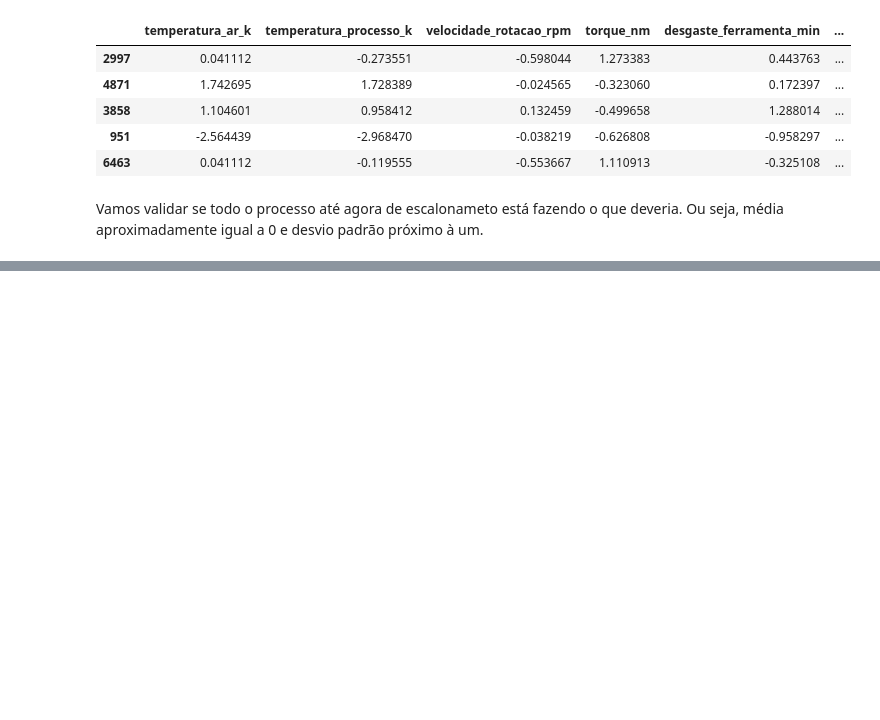
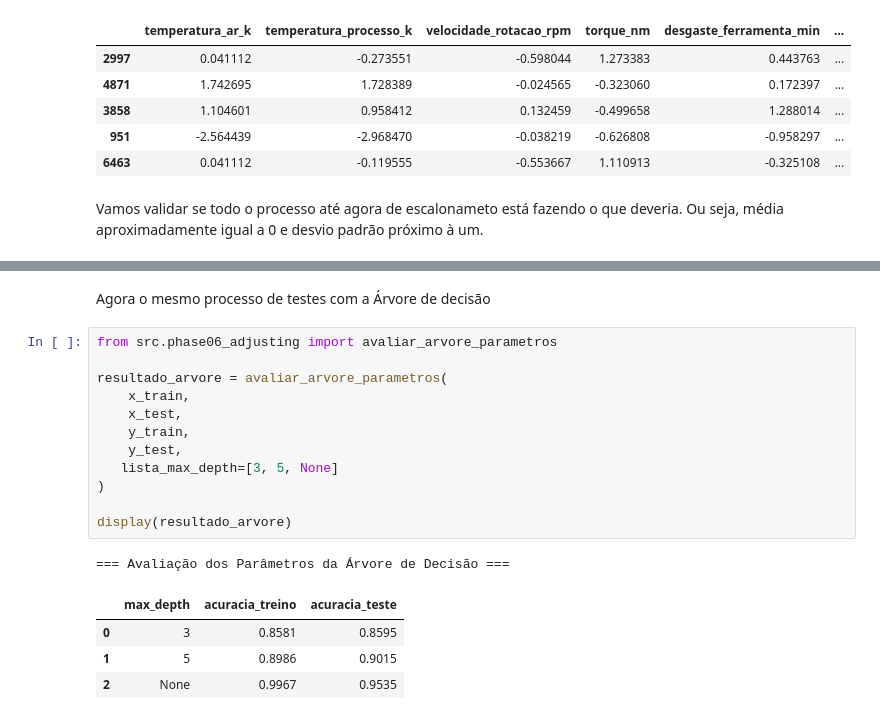
Before and after one commit to senapalm/predictive-maintenance, a Jupyter notebook: notebooks/projeto_final_sena.ipynb, the cells around one changed output, grey strips where cells are left out. Cells and saved outputs as stored; diff of their text form; blank space fills up the shorter version.

```diff
--- a/notebooks/projeto_final_sena.ipynb
+++ b/notebooks/projeto_final_sena.ipynb
@@ -495,0 +518,20 @@ Isto encerra a fase 5. Um ponto do projeto original é não escalonar a árvore
+# %% [markdown]
+Agora o mesmo processo de testes com a Árvore de decisão
+# %%
+from src.phase06_adjusting import avaliar_arvore_parametros
+
+resultado_arvore = avaliar_arvore_parametros(
+    x_train,
+    x_test,
+    y_train,
+    y_test,
+   lista_max_depth=[3, 5, None]
+)
+
+display(resultado_arvore)
+# %% [output]
+=== Avaliação dos Parâmetros da Árvore de Decisão ===
+|  | max_depth | acuracia_treino | acuracia_teste |
+| 0 | 3 | 0.8581 | 0.8595 |
+| 1 | 5 | 0.8986 | 0.9015 |
+| 2 | None | 0.9967 | 0.9535 |
```
Also changed, not shown: parts of 11 cells of this notebook, 1 other file.
